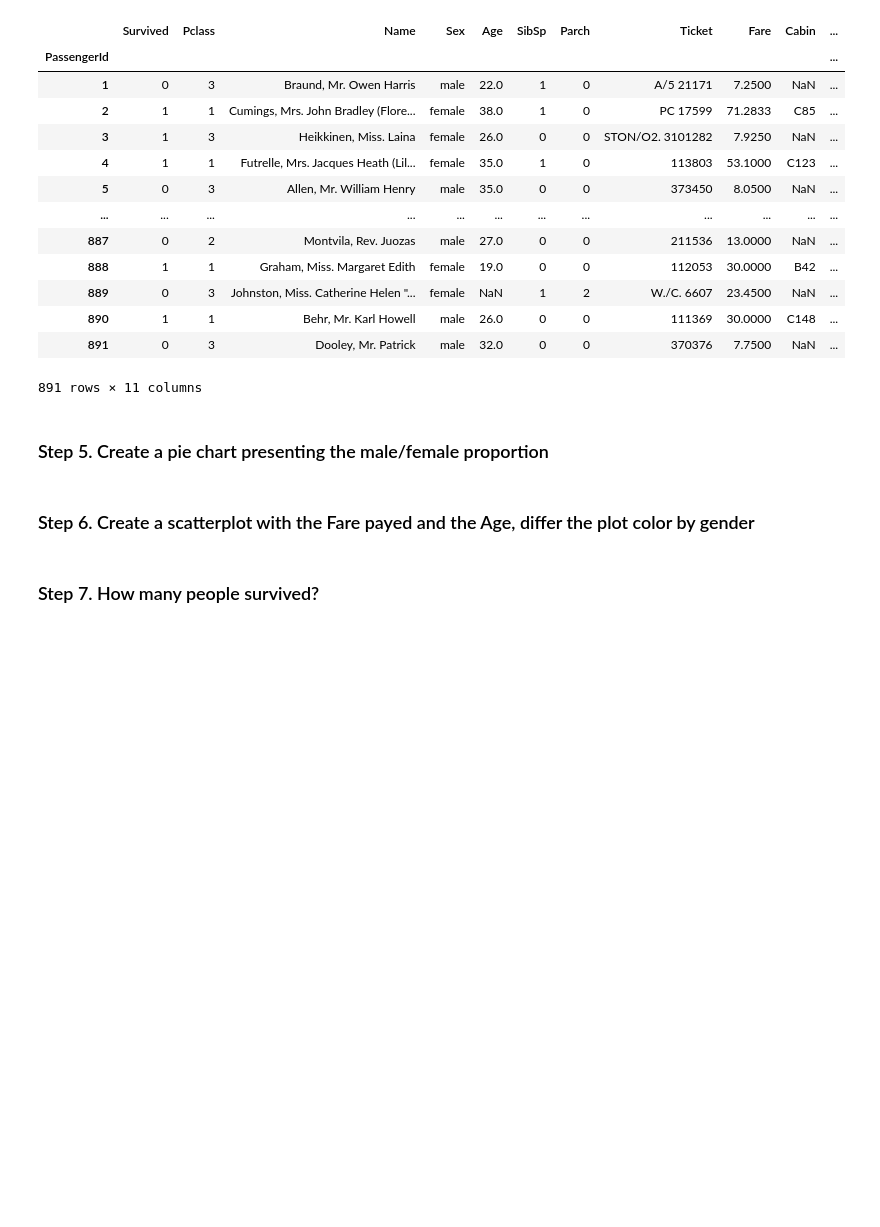
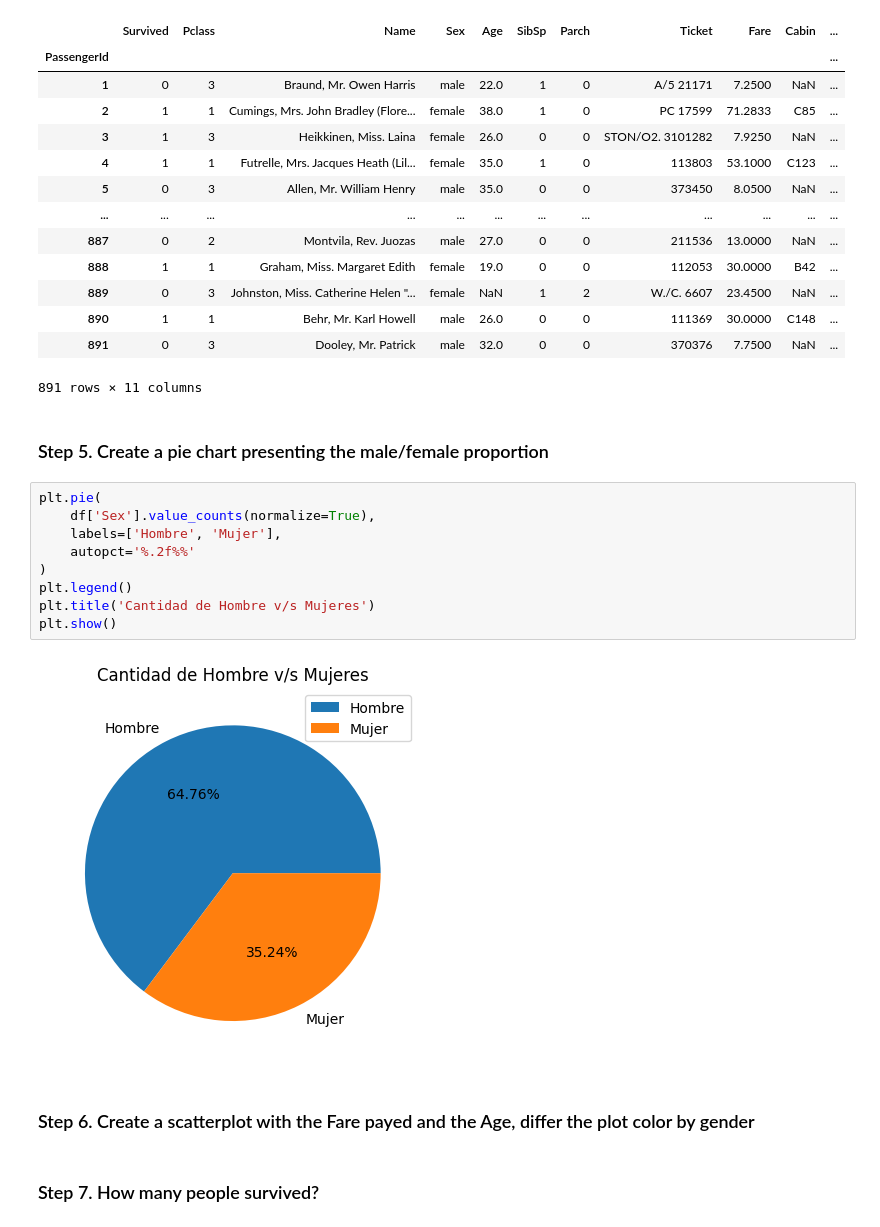
Before and after one commit to LLAES07/pyspark_exercises, a Jupyter notebook: 07_Visualization/Titanic_Desaster/Exercises.ipynb, the cells around one changed output. Drawn from its saved outputs; the diff is of its cells as text; blank space fills up the shorter version.

```diff
--- a/07_Visualization/Titanic_Desaster/Exercises.ipynb
+++ b/07_Visualization/Titanic_Desaster/Exercises.ipynb
@@ -90,6 +90,17 @@ df
 891 rows × 11 columns
 # %% [markdown]
 ### Step 5. Create a pie chart presenting the male/female proportion
+# %%
+plt.pie(
+    df['Sex'].value_counts(normalize=True),
+    labels=['Hombre', 'Mujer'],
+    autopct='%.2f%%'
+)
+plt.legend()
+plt.title('Cantidad de Hombre v/s Mujeres')
+plt.show()
+# %% [output]
+[figure, added]
 # %% [markdown]
 ### Step 6. Create a scatterplot with the Fare payed and the Age, differ the plot color by gender
 # %% [markdown]
```
